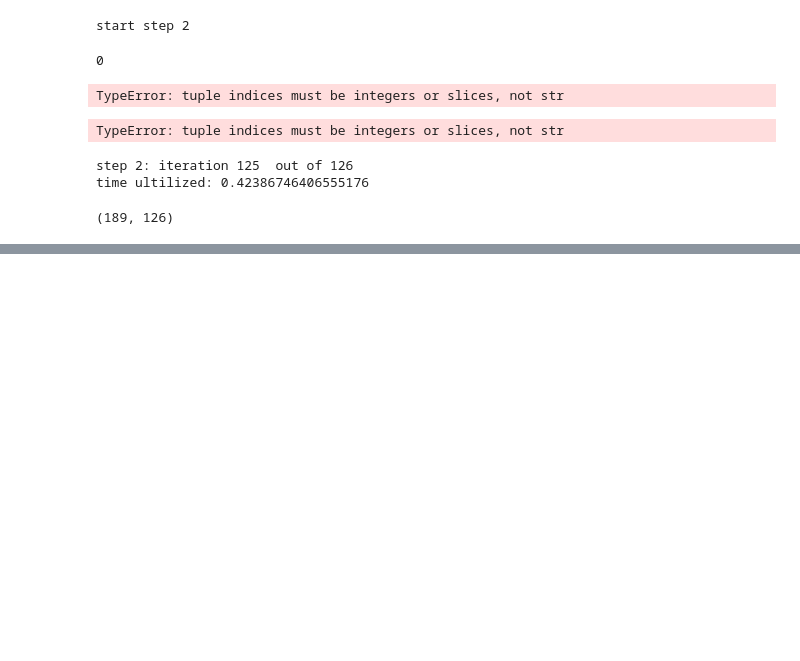
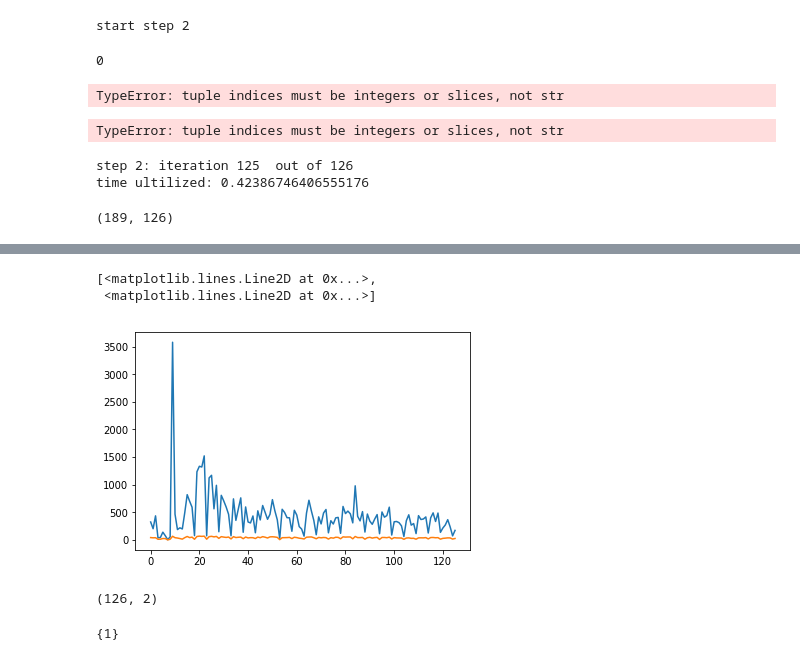
Before and after one commit to duolaamengmeng/User-activity-analysis, a Jupyter notebook: core/main.ipynb, the cells around one changed output, grey strips where cells are left out. Saved outputs shown, nothing was run; the diff lists cells and outputs as text; code cells hidden in the pictures; blank space fills up the shorter version.

```diff
--- a/core/main.ipynb
+++ b/core/main.ipynb
@@ -193,3 +514,17 @@ plot(x,y)
+# %%
+plt.plot(d1[])
+# %% [output]
+[<matplotlib.lines.Line2D at 0x...>,
+ <matplotlib.lines.Line2D at 0x...>]
+[figure, added]
+# %%
+d1[0].shape
+# %% [output]
+(126, 2)
+# %%
+a
+# %% [output]
+{1}
 # %%
 t = time.time()
 def build(i):
```
Also changed, not shown: parts of 48 cells of this notebook, 5 other files.
